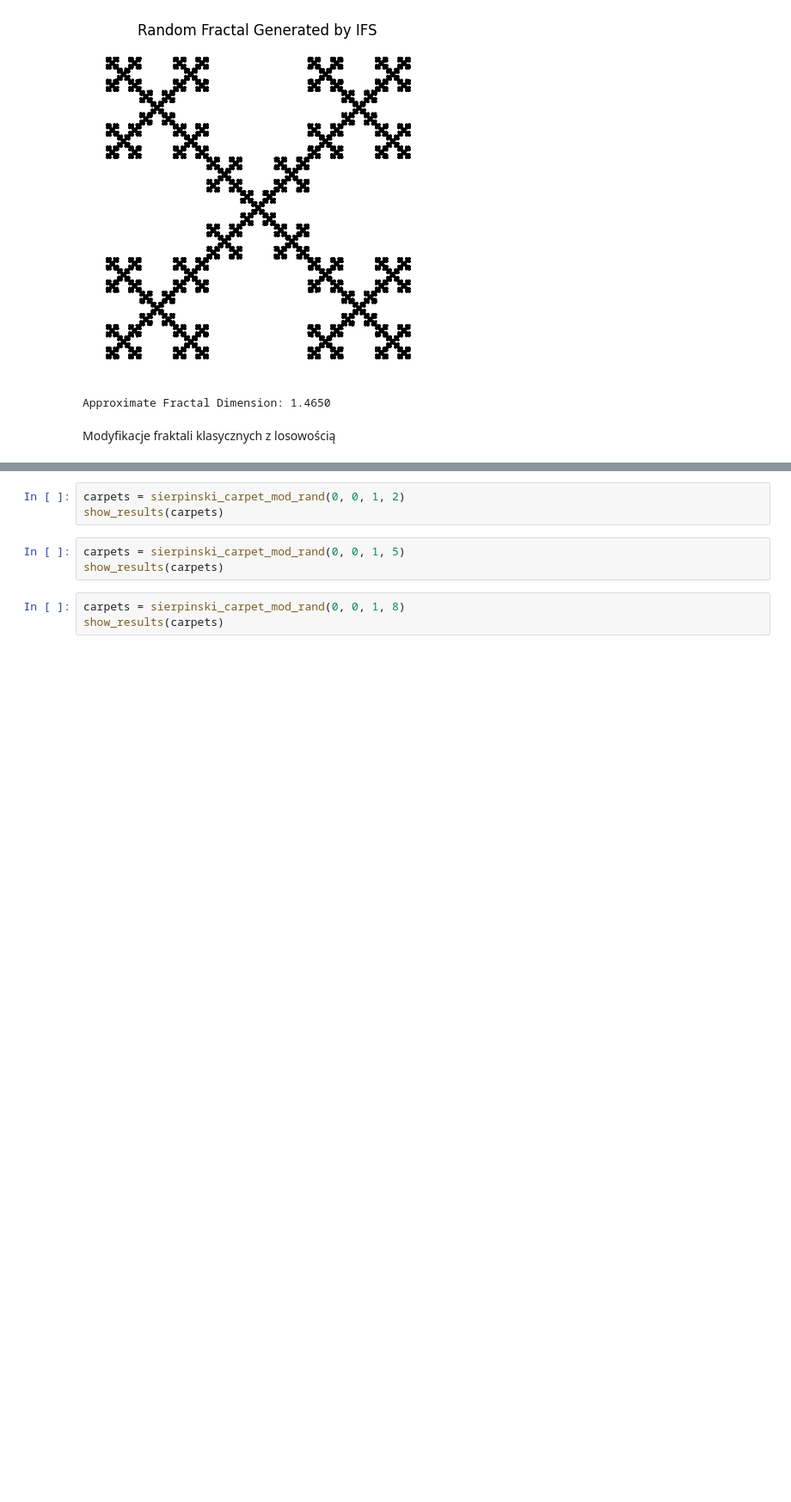
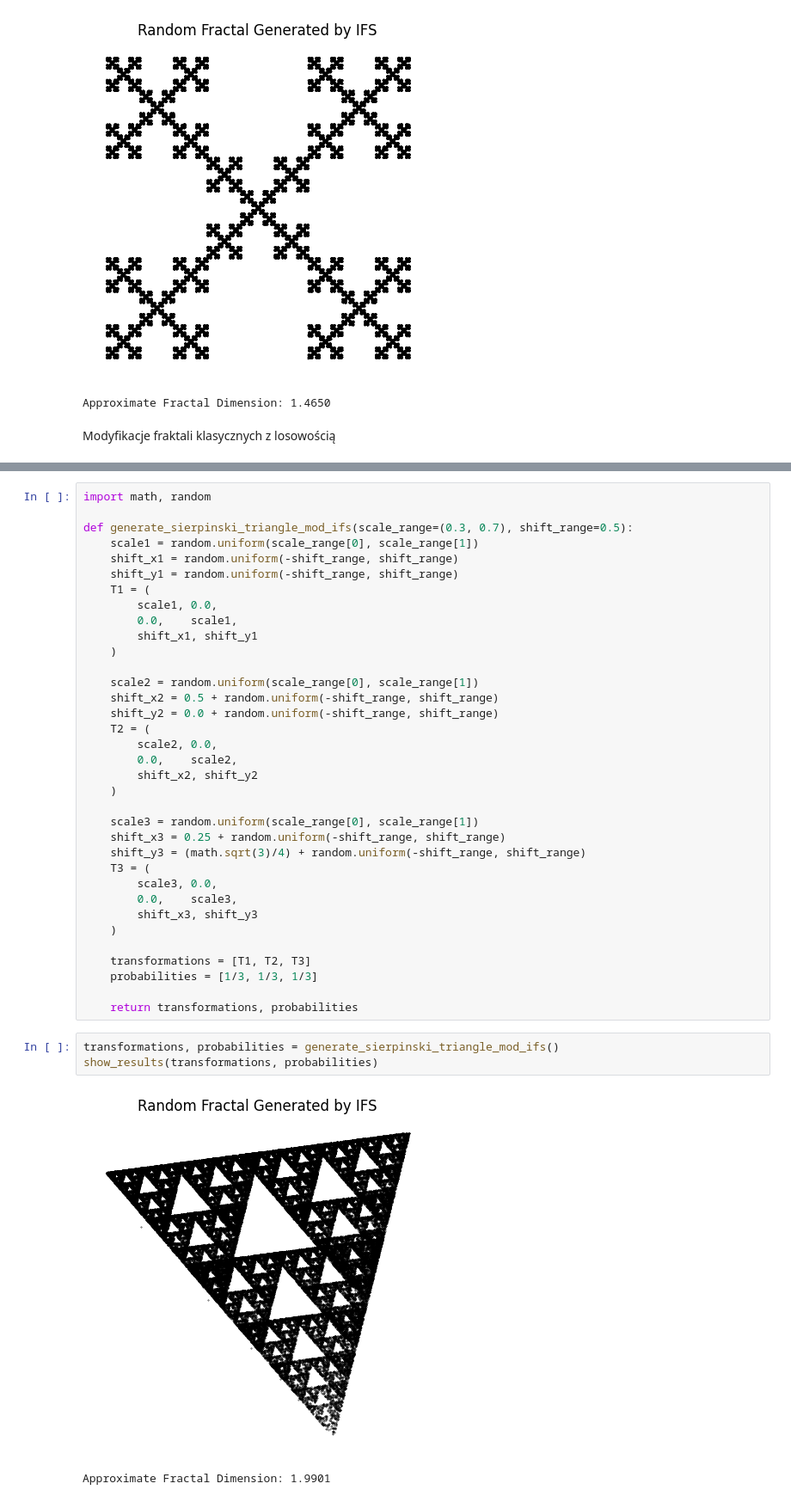
Before and after one commit to Habababa17/fraktale2, a Jupyter notebook: fraktale_2.ipynb, the cells around one changed output, grey strips where cells are left out. Shown at 86% size. Cells and saved outputs as stored; diff of their text form; blank space fills up the shorter version.

```diff
--- a/fraktale_2.ipynb
+++ b/fraktale_2.ipynb
@@ -286,9 +172,41 @@ show_results(carpets)
-# %%
-carpets = sierpinski_carpet_mod_rand(0, 0, 1, 2)
-show_results(carpets)
-# %%
-carpets = sierpinski_carpet_mod_rand(0, 0, 1, 5)
-show_results(carpets)
-# %%
-carpets = sierpinski_carpet_mod_rand(0, 0, 1, 8)
-show_results(carpets)
+# %%
+import math, random
+
+def generate_sierpinski_triangle_mod_ifs(scale_range=(0.3, 0.7), shift_range=0.5):
+    scale1 = random.uniform(scale_range[0], scale_range[1])
+    shift_x1 = random.uniform(-shift_range, shift_range)
+    shift_y1 = random.uniform(-shift_range, shift_range)
+    T1 = (
+        scale1, 0.0,
+        0.0,    scale1,
+        shift_x1, shift_y1
+    )
+
+    scale2 = random.uniform(scale_range[0], scale_range[1])
+    shift_x2 = 0.5 + random.uniform(-shift_range, shift_range)
+    shift_y2 = 0.0 + random.uniform(-shift_range, shift_range)
+    T2 = (
+        scale2, 0.0,
+        0.0,    scale2,
+        shift_x2, shift_y2
+    )
+
+    scale3 = random.uniform(scale_range[0], scale_range[1])
+    shift_x3 = 0.25 + random.uniform(-shift_range, shift_range)
+    shift_y3 = (math.sqrt(3)/4) + random.uniform(-shift_range, shift_range)
+    T3 = (
+        scale3, 0.0,
+        0.0,    scale3,
+        shift_x3, shift_y3
+    )
+
+    transformations = [T1, T2, T3]
+    probabilities = [1/3, 1/3, 1/3]
+
+    return transformations, probabilities
+# %%
+transformations, probabilities = generate_sierpinski_triangle_mod_ifs()
+show_results(transformations, probabilities)
+# %% [output]
+[figure, added]
+Approximate Fractal Dimension: 1.9901
```
Also changed, not shown: parts of 11 cells of this notebook.
